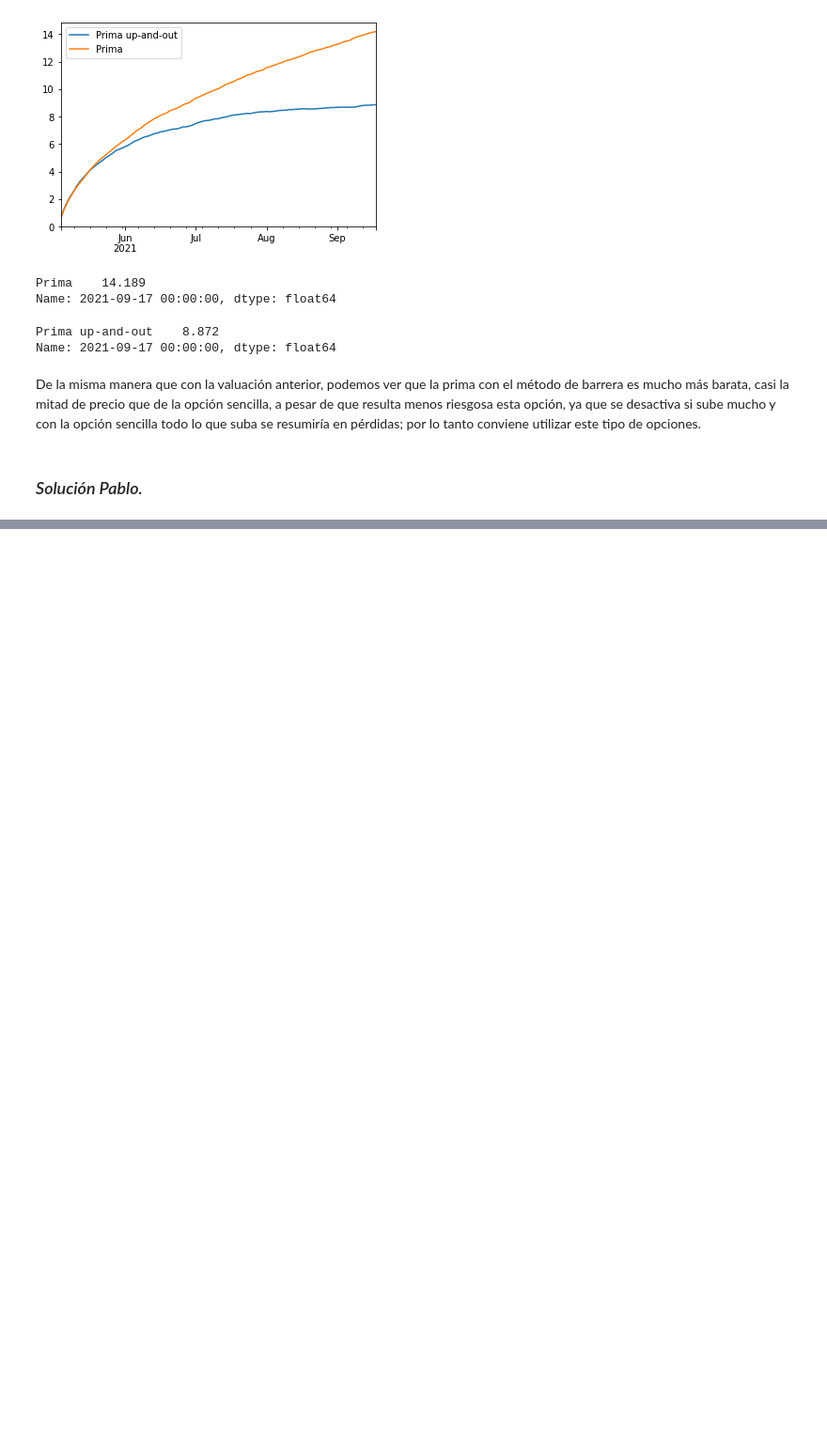
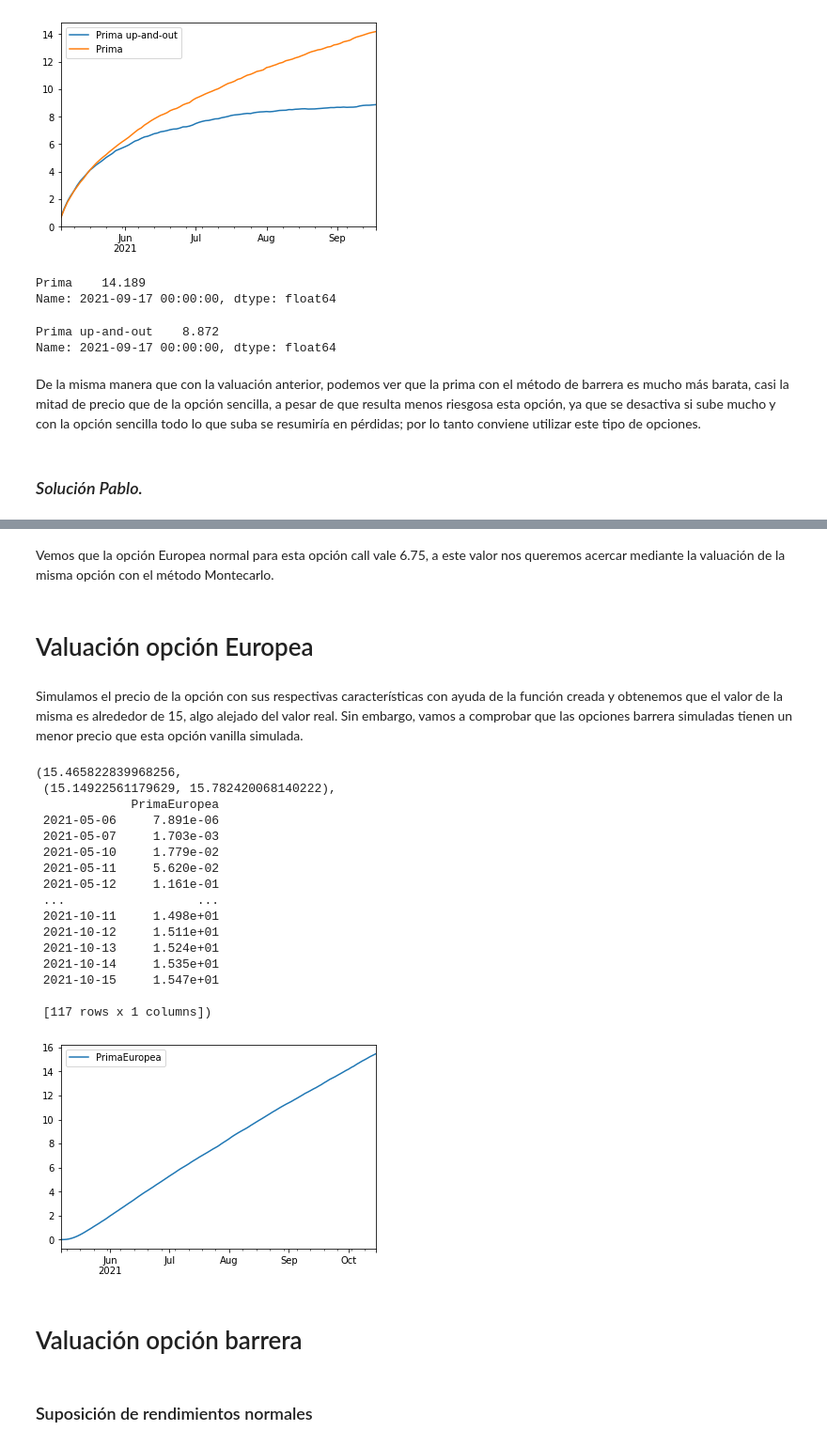
Before and after one commit to pabloriverasnz/ProyectoConjunto_RMartinez_PRivera, a Jupyter notebook: Tarea11_RP.ipynb, the cells around one changed output, grey strips where cells are left out. Shown: that part at 94% size. Cells and saved outputs as stored; diff of their text form; code cells hidden in the pictures; blank space fills up the shorter version.

```diff
--- a/Tarea11_RP.ipynb
+++ b/Tarea11_RP.ipynb
@@ -621,0 +733,3 @@ De la misma manera que con la valuación anterior, podemos ver que la prima con
+# %%
+opt_valuar = opt_deseada.loc[list(opt_deseada.index)[0]]
+opt_valuar['JSON']
@@ -621,0 +752,4 @@ De la misma manera que con la valuación anterior, podemos ver que la prima con
+# %% [markdown]
+Vemos que la opción Europea normal para esta opción call vale 6.75, a este valor nos queremos acercar mediante la valuación de la misma opción con el método Montecarlo.
+# %% [markdown]
+# Valuación opción Europea
@@ -621,0 +799,27 @@ De la misma manera que con la valuación anterior, podemos ver que la prima con
+# %% [markdown]
+Simulamos el precio de la opción con sus respectivas características con ayuda de la función creada y obtenemos que el valor de la misma es alrededor de 15, algo alejado del valor real. Sin embargo, vamos a comprobar que las opciones barrera simuladas tienen un menor precio que esta opción vanilla simulada.
+# %%
+call = valuacion_calleuropea(ret_msft, closes_msft, 0.06, opt_valuar, 100000, 0.95)
+call
+# %% [output]
+(15.465822839968256,
+ (15.14922561179629, 15.782420068140222),
+             PrimaEuropea
+ 2021-05-06     7.891e-06
+ 2021-05-07     1.703e-03
+ 2021-05-10     1.779e-02
+ 2021-05-11     5.620e-02
+ 2021-05-12     1.161e-01
+ ...                  ...
+ 2021-10-11     1.498e+01
+ 2021-10-12     1.511e+01
+ 2021-10-13     1.524e+01
+ 2021-10-14     1.535e+01
+ 2021-10-15     1.547e+01
+
+ [117 rows x 1 columns])
+[figure, added]
+# %% [markdown]
+# Valuación opción barrera
+# %% [markdown]
+### Suposición de rendimientos normales
```
Also changed, not shown: parts of 58 cells of this notebook, 1 other file.
